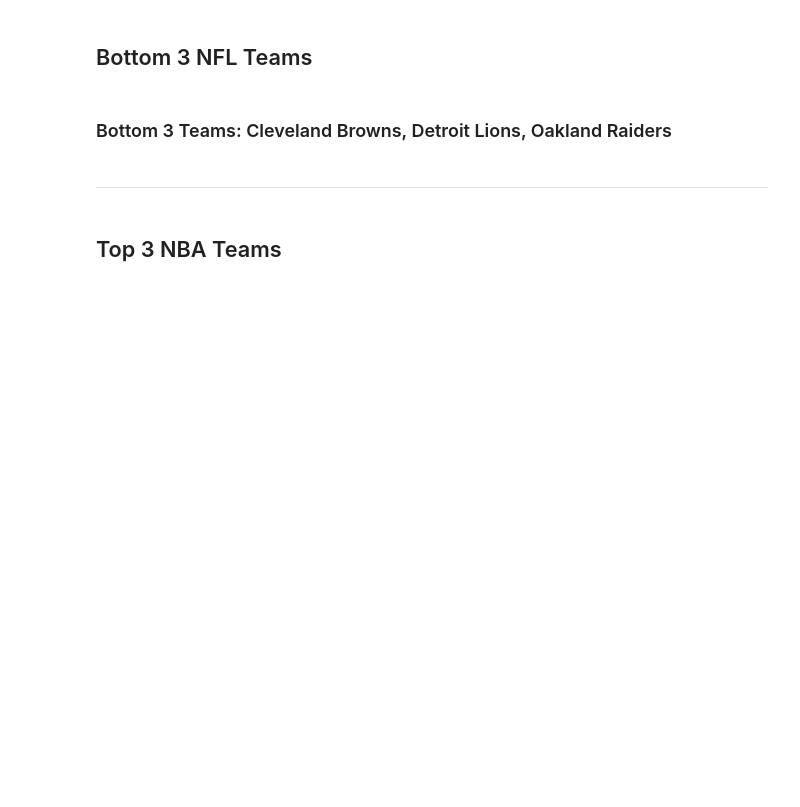
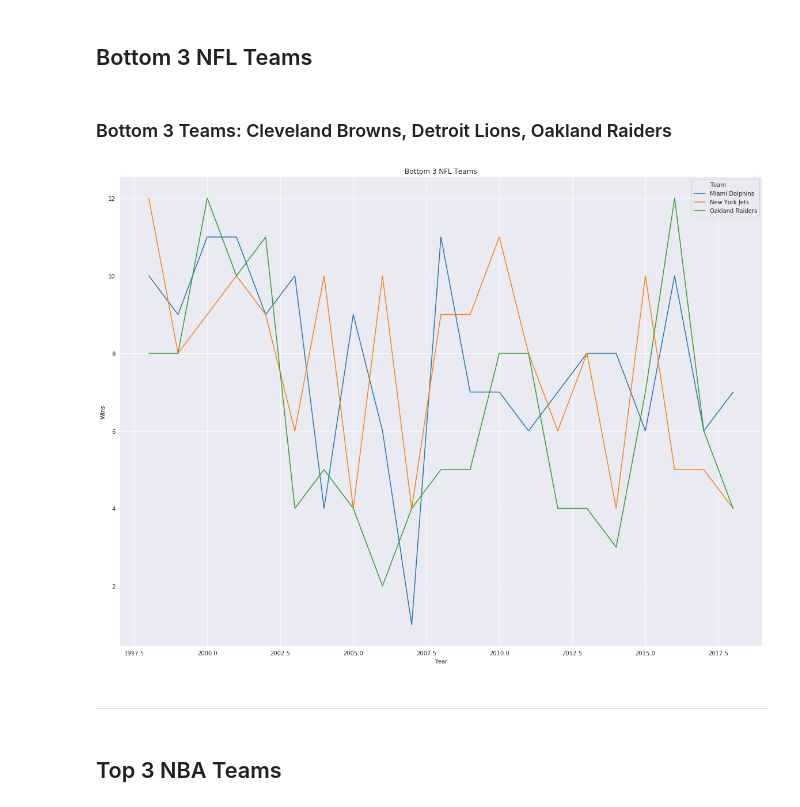
Before and after one commit to Git-hSin/TeamPerformanceCommImpact, a Jupyter notebook: tim_sports/tim_sports.ipynb, the cells around one changed output. Drawn from its saved outputs; the diff is of its cells as text; code cells hidden in the pictures; blank space fills up the shorter version.

```diff
--- a/tim_sports/tim_sports.ipynb
+++ b/tim_sports/tim_sports.ipynb
@@ -318,3 +345,22 @@ np.median(nfl_team_total_win)
+# %%
+#Bottom 3 VIsualization:
+
+#Create DF for each of the top 3 teams
+cle_df = nfl_teams_df[nfl_teams_df.Team == "Cleveland Browns"]
+det_df = nfl_teams_df[nfl_teams_df.Team == "Detroit Lions"]
+oak_df = nfl_teams_df[nfl_teams_df.Team == "Oakland Raiders"]
+#Append the DF's
+nfl_bottom_append = cle_df.append(det_df)
+bottom_3_nfl_teams = nfl_median_append.append(oak_df, ignore_index=False)
+# %%
+#Plot
+bottom_3_nfl_teams_plot = sns.lineplot(data= bottom_3_nfl_teams, x = bottom_3_nfl_teams["Year"],\
+                                  y = bottom_3_nfl_teams["Wins"], \
+                                  hue = bottom_3_nfl_teams["Team"])
+plt.title("Bottom 3 NFL Teams")
+plt.show()
+# %% [output]
+[figure, added]
 # %% [markdown]
 ---
 # %% [markdown]
```
Also changed, not shown: parts of 17 cells of this notebook.
